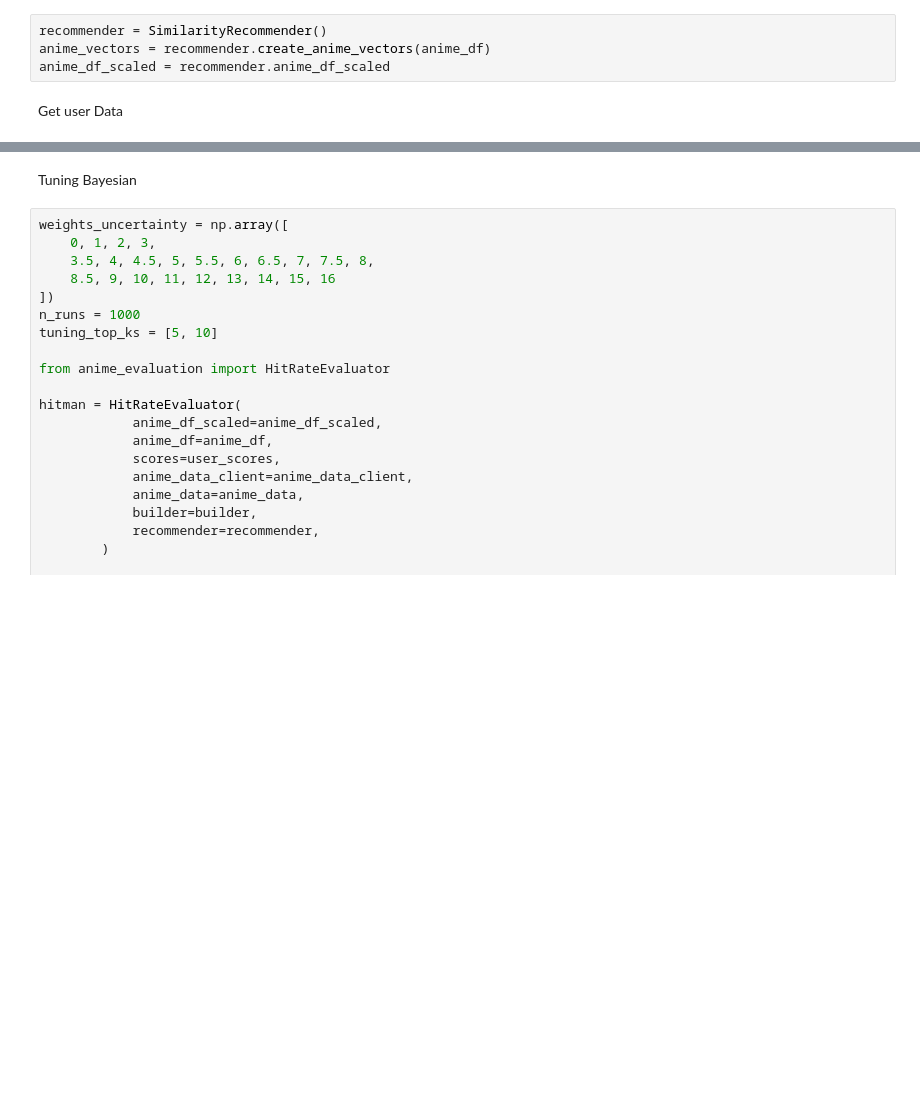
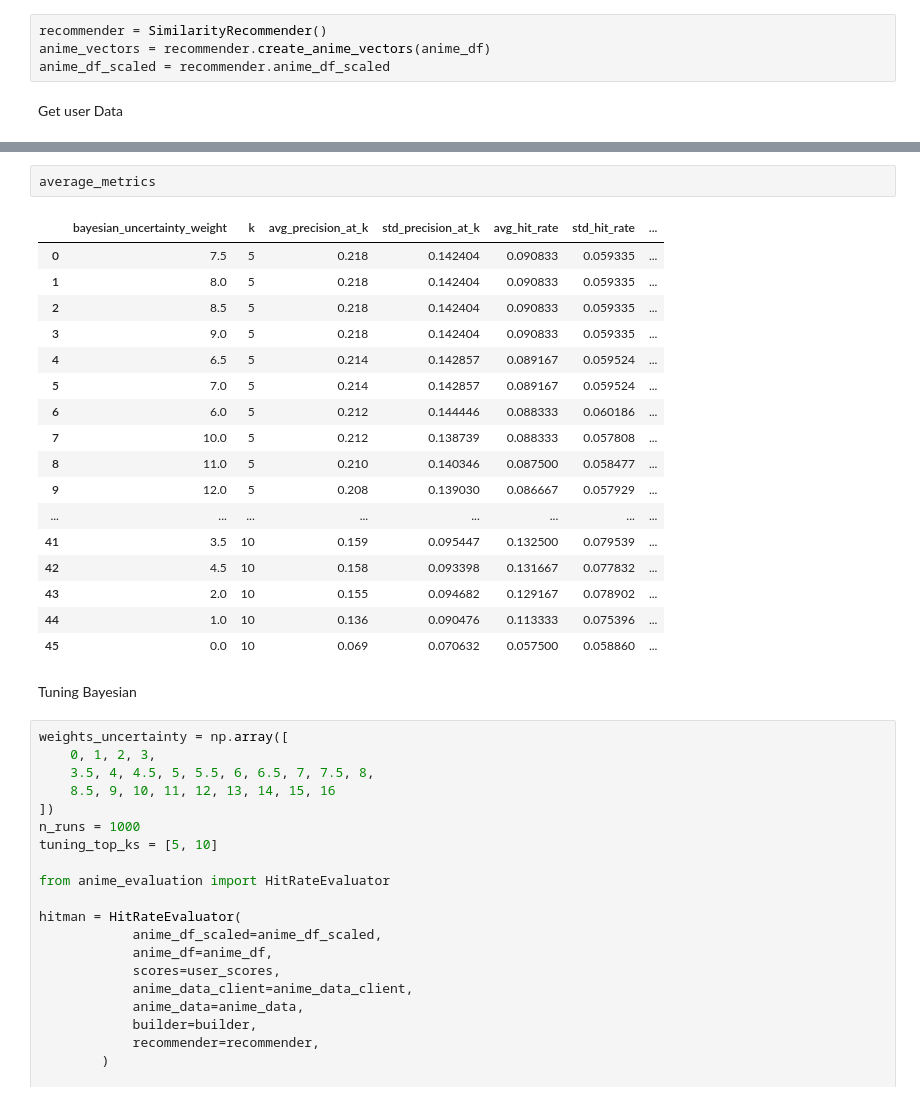
Before and after one commit to sidmetikala-dev/anirec_v2, a Jupyter notebook: notebooks/single_user_bayesian_uncertainty_tuning.ipynb, the cells around one changed output, grey strips where cells are left out. Cells and saved outputs as stored; diff of their text form; blank space fills up the shorter version.

```diff
--- a/notebooks/bayesian_uncertainty_tuning_20260615.ipynb
+++ b/notebooks/single_user_bayesian_uncertainty_tuning.ipynb
@@ -57,3 +106,23 @@ user_scores = user_client.get_scores(user_data)
+# %%
+average_metrics
+# %% [output]
+|  | bayesian_uncertainty_weight | k | avg_precision_at_k | std_precision_at_k | avg_hit_rate | std_hit_rate | ... |
+| 0 | 7.5 | 5 | 0.218 | 0.142404 | 0.090833 | 0.059335 | ... |
+| 1 | 8.0 | 5 | 0.218 | 0.142404 | 0.090833 | 0.059335 | ... |
+| 2 | 8.5 | 5 | 0.218 | 0.142404 | 0.090833 | 0.059335 | ... |
+| 3 | 9.0 | 5 | 0.218 | 0.142404 | 0.090833 | 0.059335 | ... |
+| 4 | 6.5 | 5 | 0.214 | 0.142857 | 0.089167 | 0.059524 | ... |
+| 5 | 7.0 | 5 | 0.214 | 0.142857 | 0.089167 | 0.059524 | ... |
+| 6 | 6.0 | 5 | 0.212 | 0.144446 | 0.088333 | 0.060186 | ... |
+| 7 | 10.0 | 5 | 0.212 | 0.138739 | 0.088333 | 0.057808 | ... |
+| 8 | 11.0 | 5 | 0.210 | 0.140346 | 0.087500 | 0.058477 | ... |
+| 9 | 12.0 | 5 | 0.208 | 0.139030 | 0.086667 | 0.057929 | ... |
+| ... | ... | ... | ... | ... | ... | ... | ... |
+| 41 | 3.5 | 10 | 0.159 | 0.095447 | 0.132500 | 0.079539 | ... |
+| 42 | 4.5 | 10 | 0.158 | 0.093398 | 0.131667 | 0.077832 | ... |
+| 43 | 2.0 | 10 | 0.155 | 0.094682 | 0.129167 | 0.078902 | ... |
+| 44 | 1.0 | 10 | 0.136 | 0.090476 | 0.113333 | 0.075396 | ... |
+| 45 | 0.0 | 10 | 0.069 | 0.070632 | 0.057500 | 0.058860 | ... |
 # %% [markdown]
 Tuning Bayesian
 # %%
```
Also changed, not shown: parts of 3 cells of this notebook, 6 other files.
